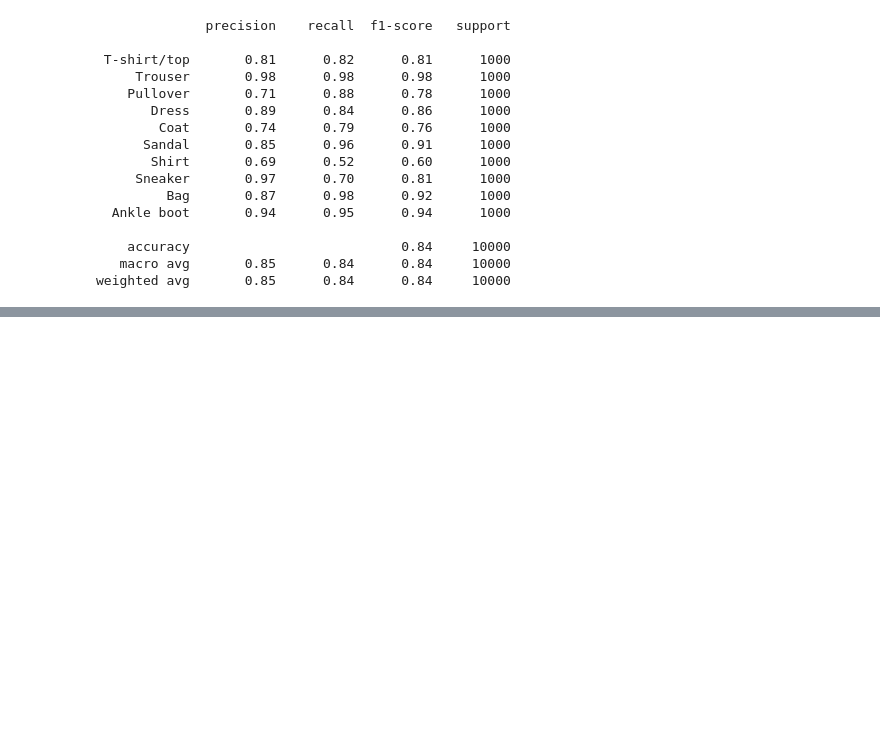
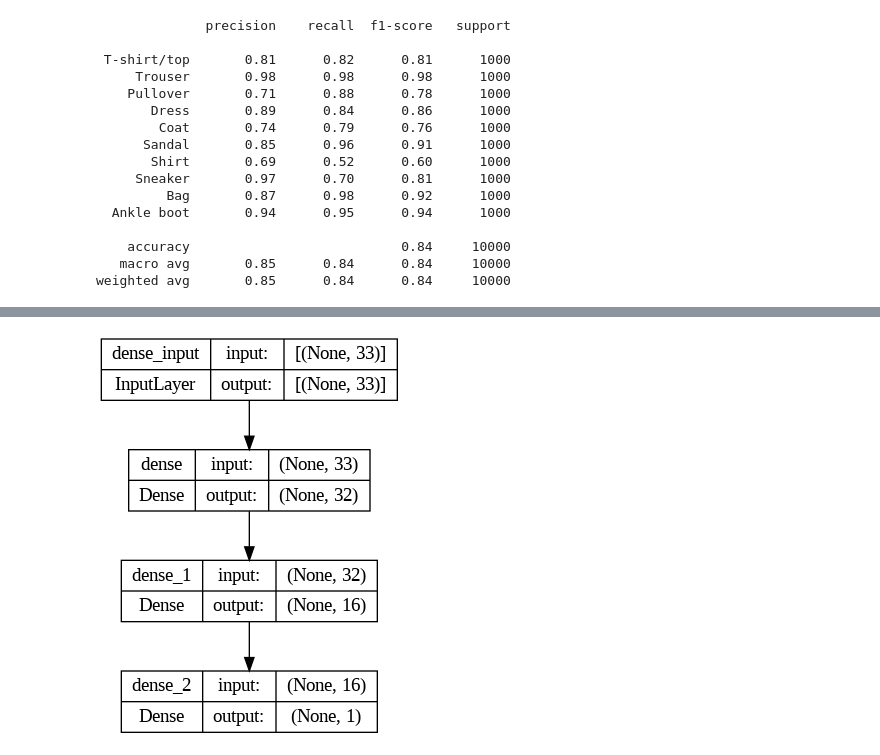
Before and after one commit to RupeshBelhekar/IPR_Model_1, a Jupyter notebook: IPR_Model_2.ipynb, the cells around one changed output, grey strips where cells are left out. Saved outputs shown, nothing was run; the diff lists cells and outputs as text; code cells hidden in the pictures; blank space fills up the shorter version.

```diff
--- a/IPR_Model_2.ipynb
+++ b/IPR_Model_2.ipynb
@@ -753,0 +750,4 @@ summary_df.to_csv("model_performance_summary.csv", index=False)
+# %%
+plot_model(pqk_model, to_file='pqk_model.png', show_shapes=True, show_layer_names=True)
+# %% [output]
+[figure, added]
```
Also changed, not shown: parts of 17 cells of this notebook.
